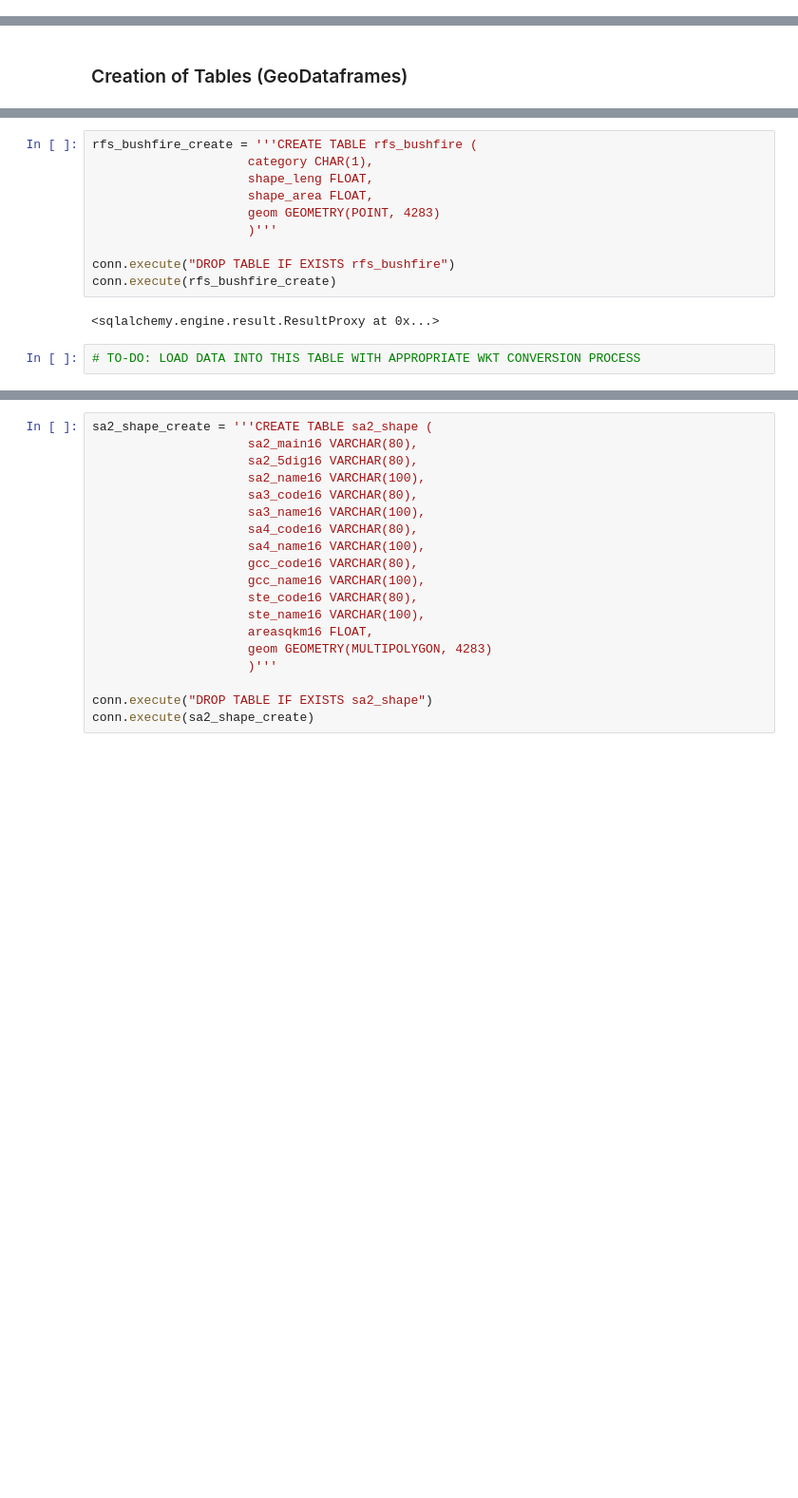
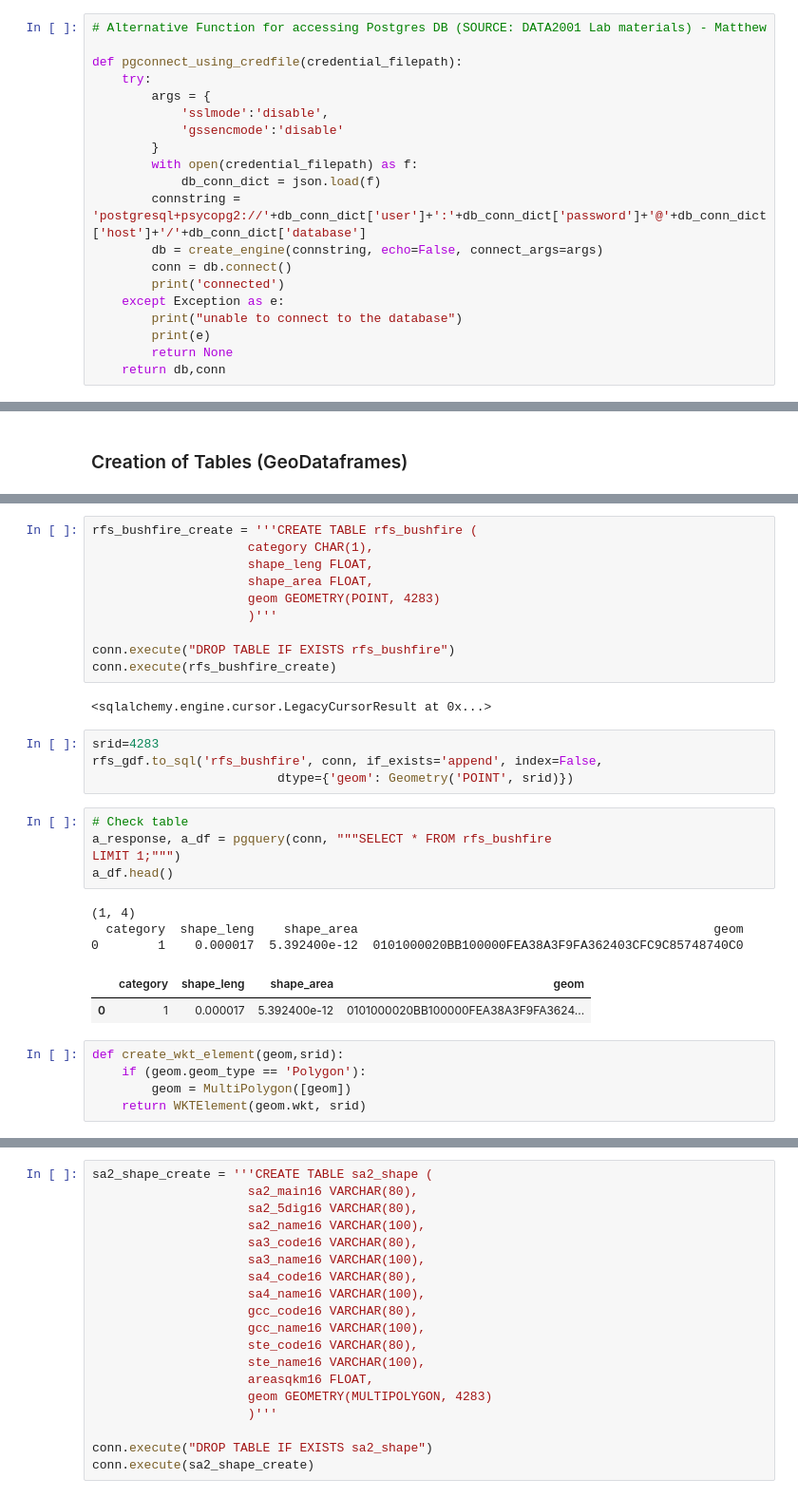
Before and after one commit to ew92/data2001_project, a Jupyter notebook: main.ipynb, the cells around one changed output, grey strips where cells are left out. Shown at 95% size. Drawn from its saved outputs; the diff is of its cells as text; blank space fills up the shorter version.

```diff
--- a/main.ipynb
+++ b/main.ipynb
@@ -88,6 +90,26 @@ def pgconnect_using_credfile(credential_filepath):
 print("function setup successful.")
 # %% [output]
 function setup successful.
+# %%
+# Alternative Function for accessing Postgres DB (SOURCE: DATA2001 Lab materials) - Matthew
+
+def pgconnect_using_credfile(credential_filepath):
+    try:
+        args = {
+            'sslmode':'disable',
+            'gssencmode':'disable'
+        }
+        with open(credential_filepath) as f:
+            db_conn_dict = json.load(f)
+        connstring = 'postgresql+psycopg2://'+db_conn_dict['user']+':'+db_conn_dict['password']+'@'+db_conn_dict['host']+'/'+db_conn_dict['database']
+        db = create_engine(connstring, echo=False, connect_args=args)
+        conn = db.connect()
+        print('connected')
+    except Exception as e:
+        print("unable to connect to the database")
+        print(e)
+        return None
+    return db,conn
 # %%
 # Connect to University server student Postgres DB
 
@@ -238,6 +271,24 @@ rfs_bushfire_create = '''CREATE TABLE rfs_bushfire (
 conn.execute("DROP TABLE IF EXISTS rfs_bushfire")
 conn.execute(rfs_bushfire_create)
 # %% [output]
-<sqlalchemy.engine.result.ResultProxy at 0x...>
+<sqlalchemy.engine.cursor.LegacyCursorResult at 0x...>
-# %%
-# TO-DO: LOAD DATA INTO THIS TABLE WITH APPROPRIATE WKT CONVERSION PROCESS
+# %%
+srid=4283
+rfs_gdf.to_sql('rfs_bushfire', conn, if_exists='append', index=False,
+                         dtype={'geom': Geometry('POINT', srid)})
+# %%
+# Check table
+a_response, a_df = pgquery(conn, """SELECT * FROM rfs_bushfire
+LIMIT 1;""")
+a_df.head()
+# %% [output]
+(1, 4)
+  category  shape_leng    shape_area                                                geom
+0        1    0.000017  5.392400e-12  0101000020BB100000FEA38A3F9FA362403CFC9C85748740C0
+|  | category | shape_leng | shape_area | geom |
+| 0 | 1 | 0.000017 | 5.392400e-12 | 0101000020BB100000FEA38A3F9FA3624... |
+# %%
+def create_wkt_element(geom,srid):
+    if (geom.geom_type == 'Polygon'):
+        geom = MultiPolygon([geom])
+    return WKTElement(geom.wkt, srid)
```
Also changed, not shown: parts of 11 cells of this notebook.
